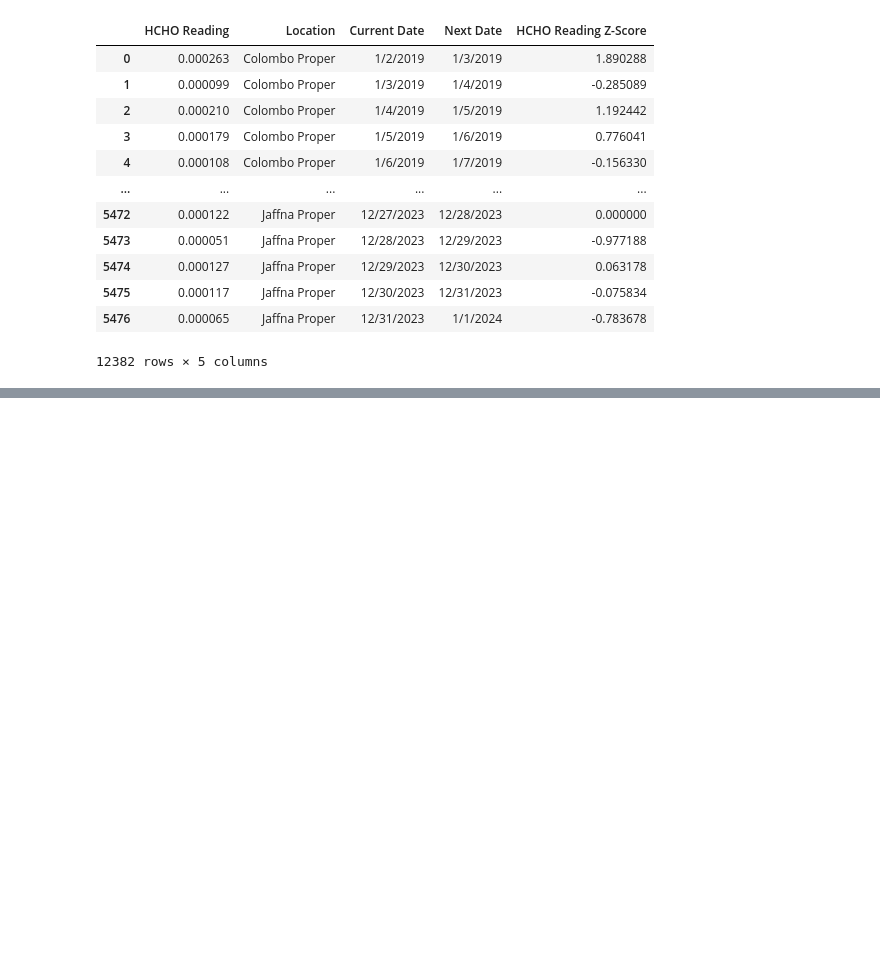
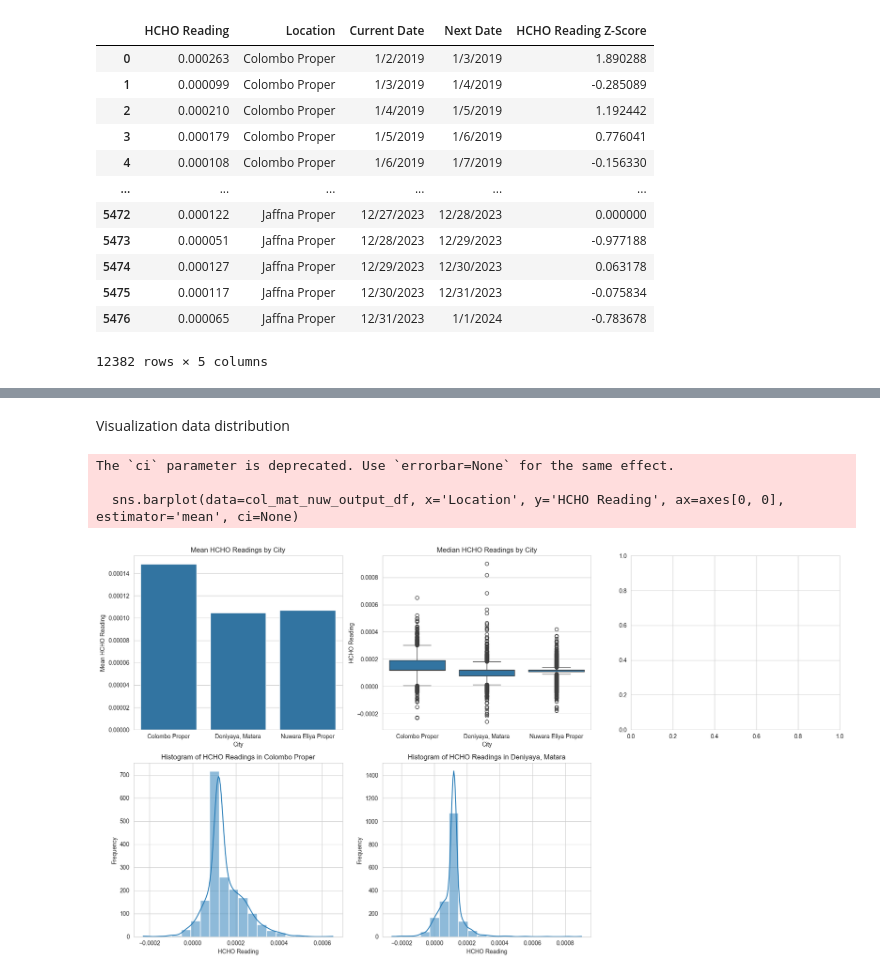
Before and after one commit to DeelakaDias/Analyzing-HCHO-Gas-Level-in-Sri-Lanka, a Jupyter notebook: Data Engineering CW.ipynb, the cells around one changed output, grey strips where cells are left out. Cells and saved outputs as stored; diff of their text form; code cells hidden in the pictures; blank space fills up the shorter version.

```diff
--- a/Data Engineering CW.ipynb
+++ b/Data Engineering CW.ipynb
@@ -258,2 +167,0 @@ Replacing NaN values in HCHO Reading column in Col_Mat_Nuwara dataframe
-# %%
-col_mat_nuw_output_df["HCHO Reading"].fillna(mean_Correct_values_in_HCHO_Reading_Col_Mat_Nuw, inplace=True)
@@ -393,3 +169,0 @@ Adding another column to Col_Mat_Nuw as HCHO Reading Z-Score
-# %%
-col_mat_nuw_output_df['HCHO Reading Z-Score'] = Z_Score_of_Col_Mat_Nuw
-col_mat_nuw_output_df
@@ -691,0 +546,44 @@ the_dataset
+# %% [markdown]
+Visualization data distribution
+# %%
+import seaborn as sns
+import matplotlib.pyplot as plt
+
+# Set the style of seaborn plots
+sns.set_style("whitegrid")
+
+# Create a figure and axis object
+fig, axes = plt.subplots(nrows=2, ncols=3, figsize=(18, 10))
+
+# Plot mean HCHO readings for each city
+sns.barplot(data=col_mat_nuw_output_df, x='Location', y='HCHO Reading', ax=axes[0, 0], estimator='mean', ci=None)
+axes[0, 0].set_title('Mean HCHO Readings by City')
+axes[0, 0].set_xlabel('City')
+axes[0, 0].set_ylabel('Mean HCHO Reading')
+
+# Plot median HCHO readings for each city
+sns.boxplot(data=col_mat_nuw_output_df, x='Location', y='HCHO Reading', ax=axes[0, 1])
+axes[0, 1].set_title('Median HCHO Readings by City')
+axes[0, 1].set_xlabel('City')
+axes[0, 1].set_ylabel('HCHO Reading')
+
+# Iterate through each city and create histograms
+for i, (city, data) in enumerate(col_mat_nuw_output_df.groupby('Location')):
+    row = i // 3
+    col = i % 3
+    sns.histplot(data=data, x='HCHO Reading', ax=axes[1, i], bins=20, kde=True)
+    axes[1, i].set_title(f'Histogram of HCHO Readings in {city}')
+    axes[1, i].set_xlabel('HCHO Reading')
+    axes[1, i].set_ylabel('Frequency')
+
+# Remove empty subplot
+fig.delaxes(axes[1, 2])
+
+# Adjust layout
+plt.tight_layout()
+plt.show()
+# %% [output]
+The `ci` parameter is deprecated. Use `errorbar=None` for the same effect.
+
+  sns.barplot(data=col_mat_nuw_output_df, x='Location', y='HCHO Reading', ax=axes[0, 0], estimator='mean', ci=None)
+[figure, added]
```
Also changed, not shown: parts of 117 cells of this notebook.
